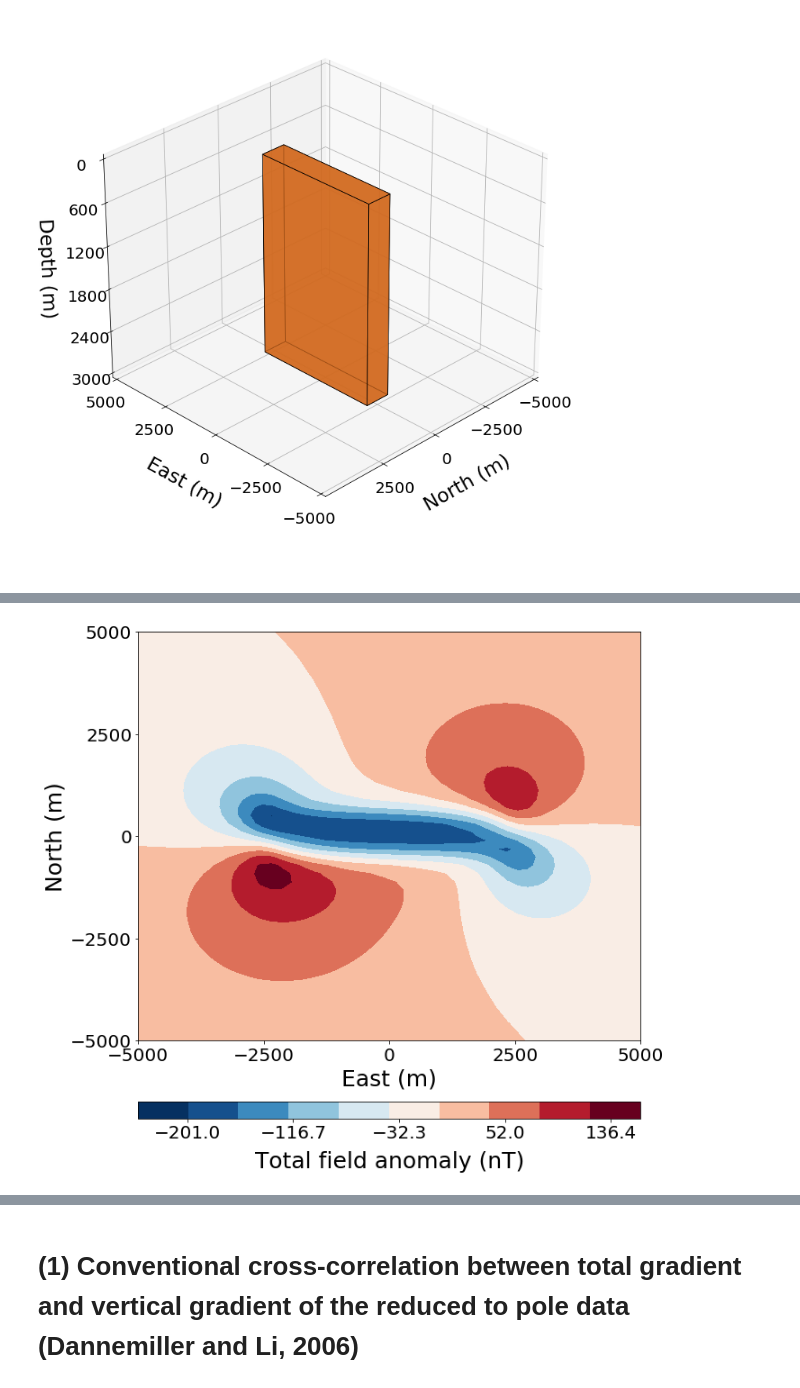
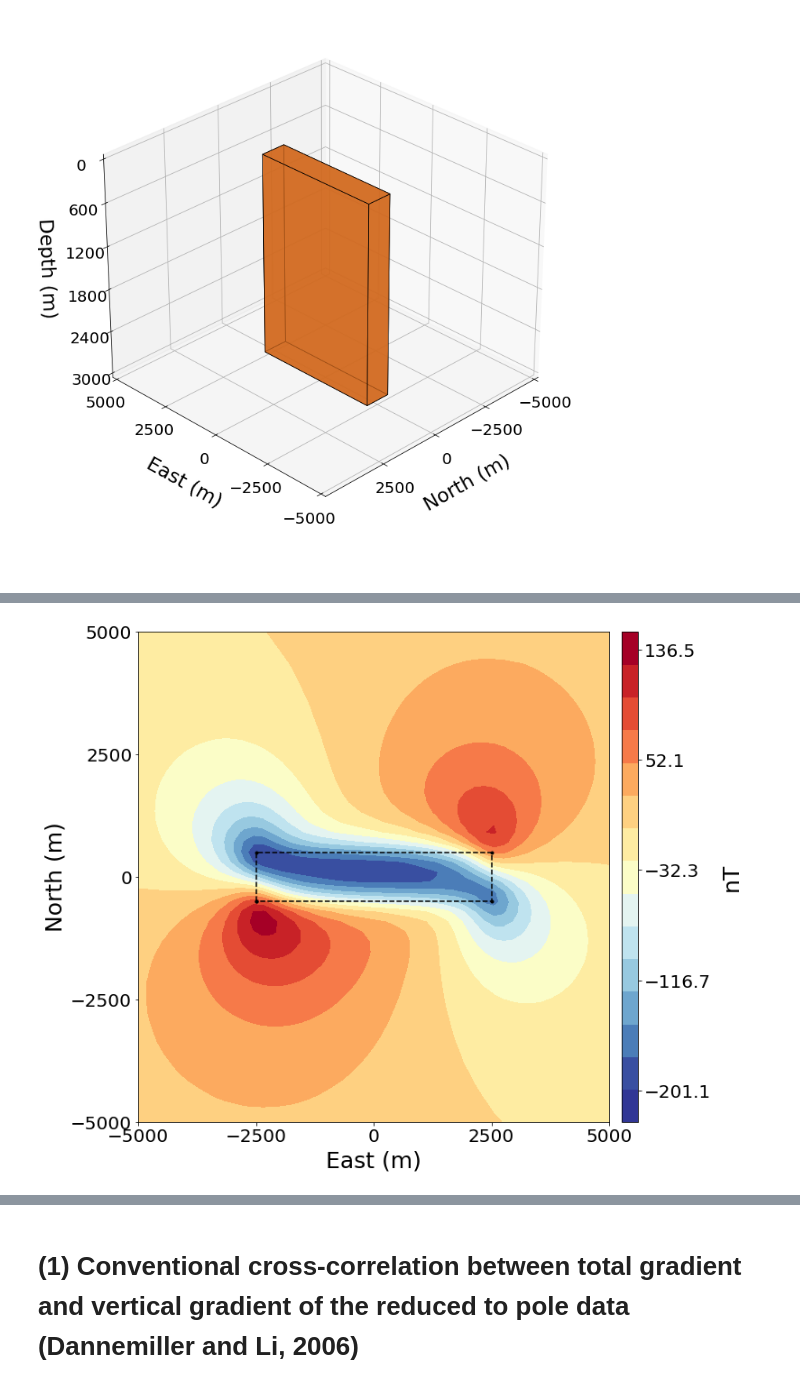
Before and after one commit to nelsondelimar/master, a Jupyter notebook: manuscript_correlation_R1/manuscript-simpletest.ipynb, the cells around one changed output, grey strips where cells are left out. Cells and saved outputs as stored; diff of their text form; code cells hidden in the pictures.

```diff
--- a/manuscript_correlation_R1/manuscript-simpletest.ipynb
+++ b/manuscript_correlation_R1/manuscript-simpletest.ipynb
@@ -113,23 +138,24 @@ tfmax = numpy.around(tf.max(), decimals = 1)
 # %%
 # Plotting the contour map
 pyplot.figure(figsize=(10,10))
 #cc1 = pyplot.contour(yo.reshape(shape), xo.reshape(shape), tf.reshape(shape),  10, colors = 'k', linestyle = 'solid', linewidths = 0.75)
 #cl = pyplot.clabel(cc1, inline = 1, fontsize = 12, fmt = '%1.0f', manual = [(-2550., -2500.), (2500., -2500.), (2500., 3500.), (3000., -2000.)])
 cs1 = pyplot.contourf(yo.reshape(shape), xo.reshape(shape), tf.reshape(shape),
-                10, vmin = tfmin, vmax = tfmax, cmap = pyplot.cm.RdBu_r, )
-cb = pyplot.colorbar(cs1, shrink = 1., aspect = 30, fraction = 0.04, orientation = 'horizontal', pad = 0.125)
+                15, vmin = tfmin, vmax = tfmax, cmap = pyplot.cm.RdYlBu_r, )
+cb = pyplot.colorbar(cs1, shrink = 1., aspect = 30, fraction = 0.04, orientation = 'vertical', pad = 0.025)
+plot.draw_prism(dikemodel[:4], linewidth = 1., style = '.--k',  xy2ne=True)
 cb.set_ticks(numpy.linspace(tfmin, tfmax, 5))
 cb.set_clim(tfmin, tfmax)
-cb.set_label('Total field anomaly (nT)', fontsize = 25, labelpad = 10)
+cb.set_label('nT', fontsize = 25, labelpad = 10)
 cb.ax.tick_params(labelsize = 20)
 pyplot.xlabel('East (m)', fontsize = 25, labelpad = 5)
 pyplot.ylabel('North (m)', fontsize = 25, labelpad = 5)
 pyplot.xticks(numpy.linspace(yo.min(), yo.max(), 5), fontsize = 20)
 pyplot.yticks(numpy.linspace(xo.min(), xo.max(), 5), fontsize = 20)
 #pyplot.legend(loc = 'upper left', fontsize = 'x-large')
-pyplot.savefig('figs/totalfield-r1.png', dpi = 300, bbox_inches = 'tight', transparent = True)
-pyplot.savefig('figs/totalfield-r1.pdf', dpi = 300, bbox_inches = 'tight', transparent = True)
+pyplot.savefig('figs/totalfield-r1(side).png', dpi = 300, bbox_inches = 'tight', transparent = True)
+pyplot.savefig('figs/totalfield-r1(side).pdf', dpi = 300, bbox_inches = 'tight', transparent = True)
 
 pyplot.show()
 # %% [output]
-[figure, old version]
+[figure, new version]
```
Also changed, not shown: parts of 46 cells of this notebook.
